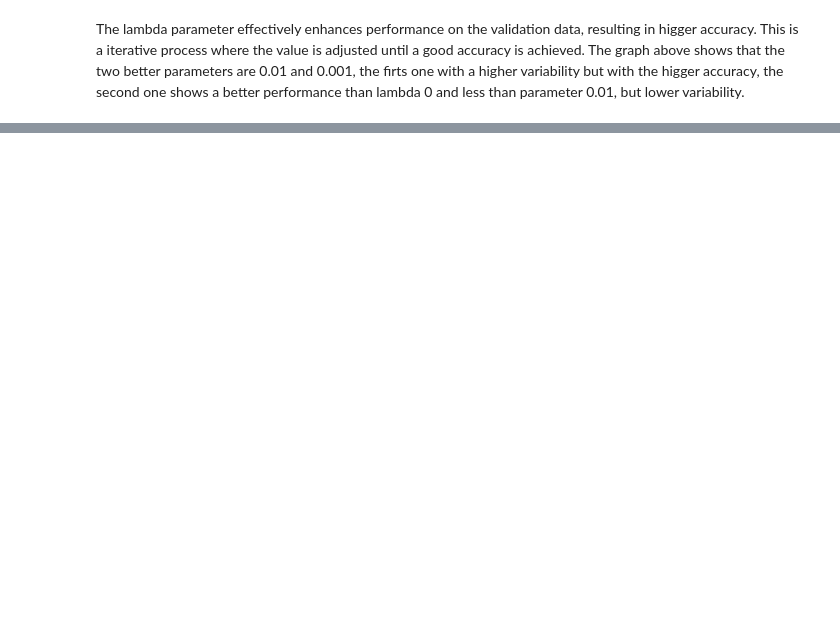
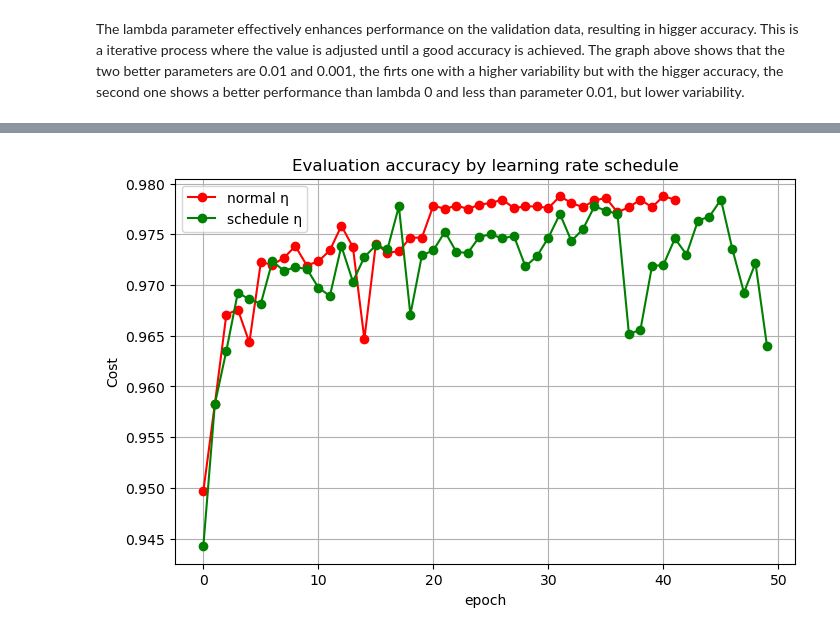
Before and after one commit to Miguel9Angel/Neural-Network, a Jupyter notebook: notebooks/testing_models.ipynb, the cells around one changed output, grey strips where cells are left out. Saved outputs shown, nothing was run; the diff lists cells and outputs as text; code cells hidden in the pictures; blank space fills up the shorter version.

```diff
--- a/notebooks/testing_models.ipynb
+++ b/notebooks/testing_models.ipynb
@@ -193,0 +240,13 @@ plt.show()
+# %%
+eval_acc10 = np.array(evaluation_accuracy10)
+eval_acc11 = np.array(evaluation_accuracy11)
+plt.figure(figsize=(8,5))
+plt.plot(eval_acc10, marker='o', linestyle='-', color='r', label='normal η')
+plt.plot(eval_acc11, marker='o', linestyle='-', color='g', label='schedule η')
+plt.title('Evaluation accuracy by learning rate schedule')
+plt.xlabel('epoch')
+plt.ylabel('Cost')
+plt.legend()
+plt.grid(True)
+# %% [output]
+[figure, added]
```
Also changed, not shown: parts of 12 cells of this notebook, 1 other file.
